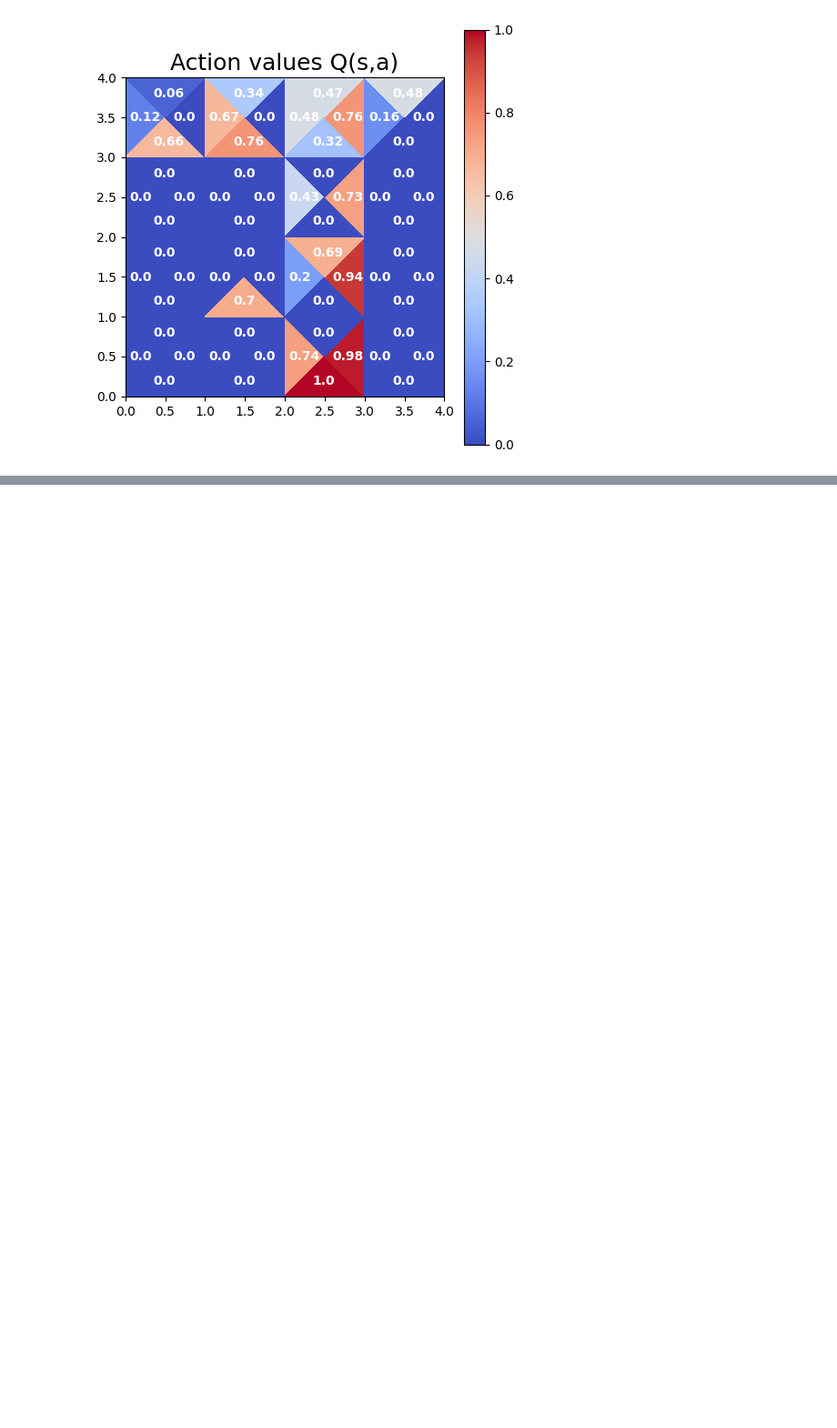
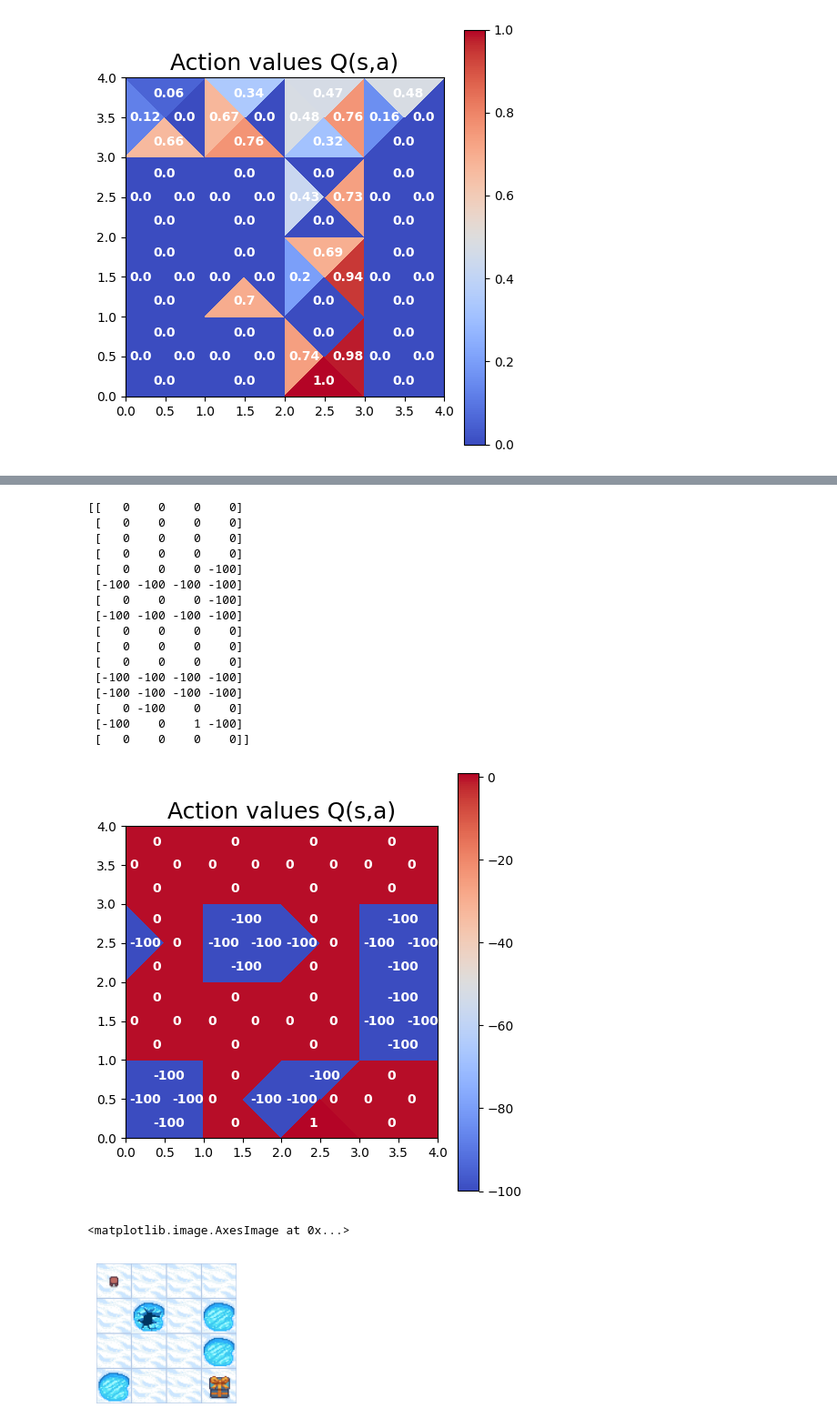
Before and after one commit to SoniaVG/Reinforcement-Learning-IA, a Jupyter notebook: Frozen_MonteCarlo.ipynb, the cells around one changed output, grey strips where cells are left out. Shown: that part at 91% size. Cells and saved outputs as stored; diff of their text form; code cells hidden in the pictures; blank space fills up the shorter version.

```diff
--- a/Frozen_MonteCarlo.ipynb
+++ b/Frozen_MonteCarlo.ipynb
@@ -256,0 +366,9 @@ posiciones de Q(s,a) con valores maximos [2 2 1 0 0 0 1 0 0 2 1 0 0 0 2 0]
+# %%
+# Crear tabla Q(s,a)
+
+action_values = np.full((16,4),-100)
+action_values[15] = 0
+env.reset()
+
+# Entrenamiento
+off_policy_mc_control(action_values, target_policy, exploratori_policy, episodes=1000, gamma=0.99, epsilon=0.2)
@@ -256,0 +386,28 @@ posiciones de Q(s,a) con valores maximos [2 2 1 0 0 0 1 0 0 2 1 0 0 0 2 0]
+# %%
+print(action_values)
+new = action_values.reshape((4, 4, 4))
+plot_action_values(new)
+
+plt.figure(figsize = (20,2))
+plt.axis("off")
+plt.imshow(env.render())
+# %% [output]
+[[   0    0    0    0]
+ [   0    0    0    0]
+ [   0    0    0    0]
+ [   0    0    0    0]
+ [   0    0    0 -100]
+ [-100 -100 -100 -100]
+ [   0    0    0 -100]
+ [-100 -100 -100 -100]
+ [   0    0    0    0]
+ [   0    0    0    0]
+ [   0    0    0    0]
+ [-100 -100 -100 -100]
+ [-100 -100 -100 -100]
+ [   0 -100    0    0]
+ [-100    0    1 -100]
+ [   0    0    0    0]]
+[figure, added]
+<matplotlib.image.AxesImage at 0x...>
+[figure, added]
```
Also changed, not shown: parts of 8 cells of this notebook.
